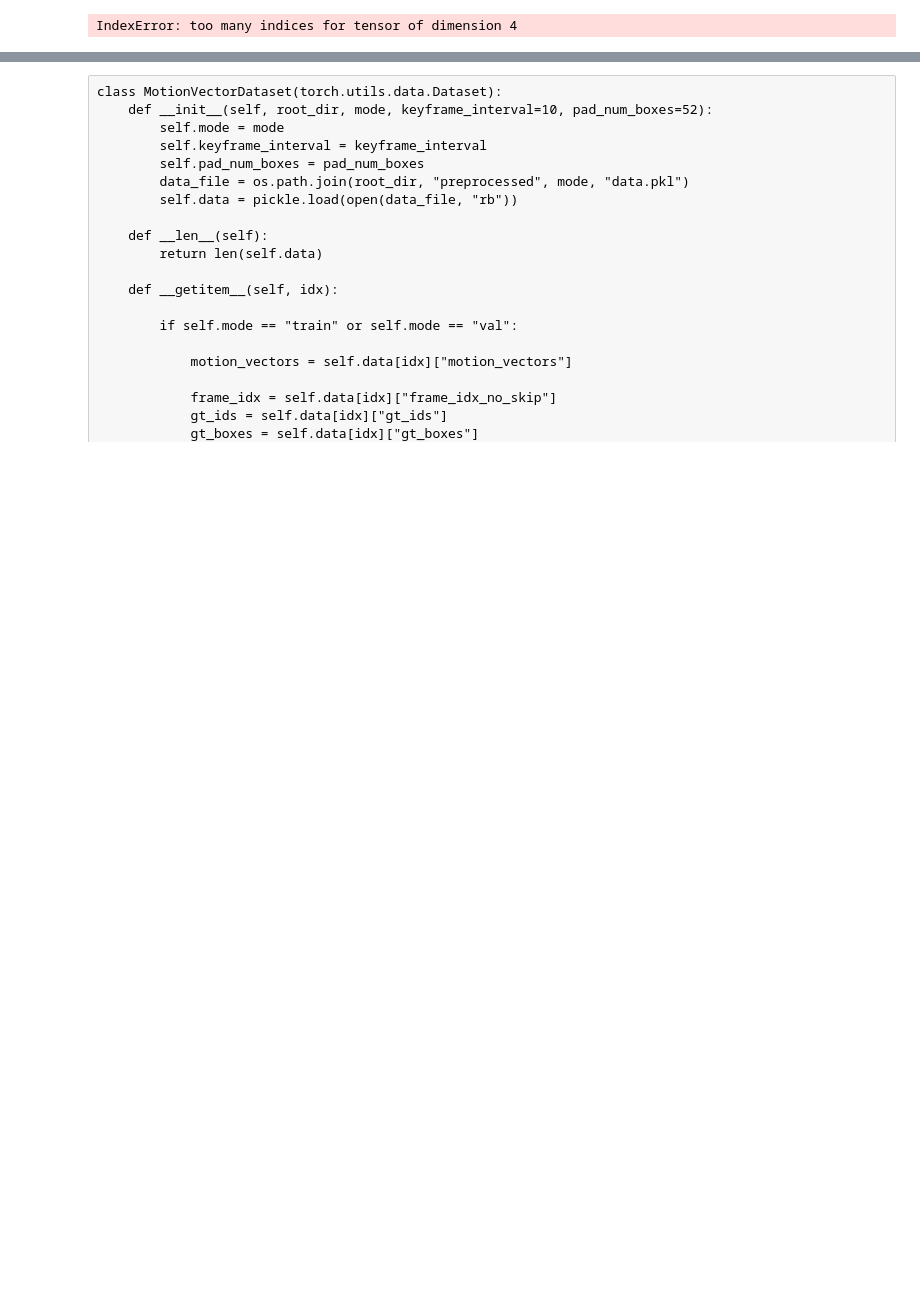
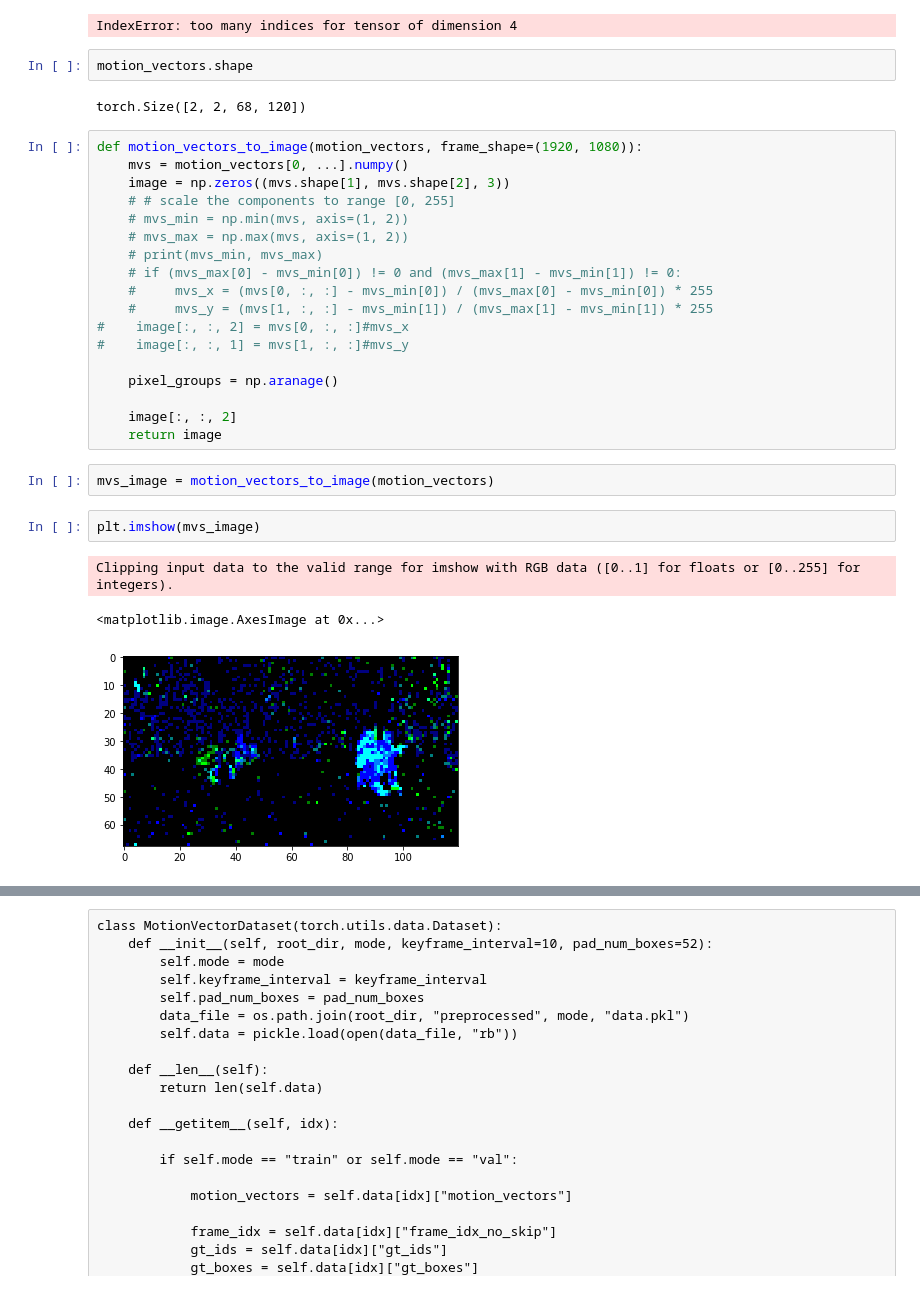
Before and after one commit to lukasbommes-unfinished-projects/mv-tracker-broken, a Jupyter notebook: deep_tracker/propagation_network.ipynb, the cells around one changed output, grey strips where cells are left out. Cells and saved outputs as stored; diff of their text form; blank space fills up the shorter version.

Commit message:
convert motion vector into image

```diff
--- a/deep_tracker/propagation_network.ipynb
+++ b/deep_tracker/propagation_network.ipynb
@@ -261,3 +261,33 @@ tensor([[[[ 0.0000,  0.0000,  0.0000,  ...,  0.0000,  0.0000,  0.0000],
           0.,  0.,  0.,  0.,  0.,  0.,  0.,  0.,  0.,  0.,  0.,  0.,  0.,  0.,
           0.,  0.,  0.,  0.,  0.,  0.,  0.,  0.,  0.,  0.]])
 IndexError: too many indices for tensor of dimension 4
+# %%
+motion_vectors.shape
+# %% [output]
+torch.Size([2, 2, 68, 120])
+# %%
+def motion_vectors_to_image(motion_vectors, frame_shape=(1920, 1080)):
+    mvs = motion_vectors[0, ...].numpy()
+    image = np.zeros((mvs.shape[1], mvs.shape[2], 3))
+    # # scale the components to range [0, 255]
+    # mvs_min = np.min(mvs, axis=(1, 2))
+    # mvs_max = np.max(mvs, axis=(1, 2))
+    # print(mvs_min, mvs_max)
+    # if (mvs_max[0] - mvs_min[0]) != 0 and (mvs_max[1] - mvs_min[1]) != 0:
+    #     mvs_x = (mvs[0, :, :] - mvs_min[0]) / (mvs_max[0] - mvs_min[0]) * 255
+    #     mvs_y = (mvs[1, :, :] - mvs_min[1]) / (mvs_max[1] - mvs_min[1]) * 255
+#    image[:, :, 2] = mvs[0, :, :]#mvs_x
+#    image[:, :, 1] = mvs[1, :, :]#mvs_y
+
+    pixel_groups = np.aranage()
+
+    image[:, :, 2]
+    return image
+# %%
+mvs_image = motion_vectors_to_image(motion_vectors)
+# %%
+plt.imshow(mvs_image)
+# %% [output]
+Clipping input data to the valid range for imshow with RGB data ([0..1] for floats or [0..255] for integers).
+<matplotlib.image.AxesImage at 0x...>
+[figure, added]
```
Also changed, not shown: parts of 2 cells of this notebook, 8 other files.
